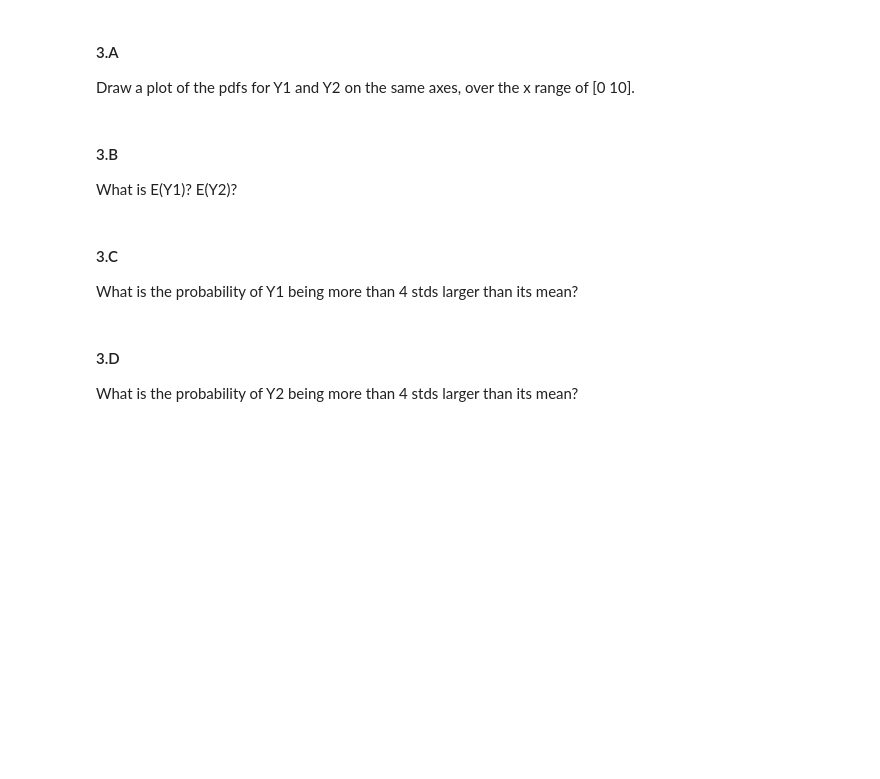
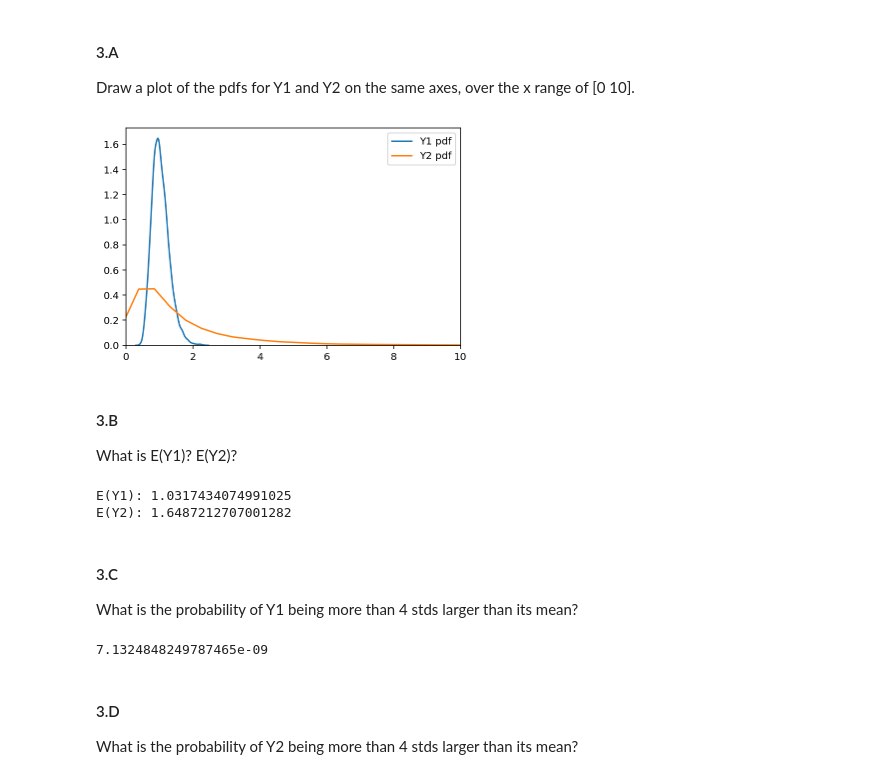
Before and after one commit to ihadanny/stat3620, a Jupyter notebook: HW3_034537969_322156159.ipynb, the cells around one changed output. Cells and saved outputs as stored; diff of their text form; code cells hidden in the pictures; blank space fills up the shorter version.

```diff
--- a/HW3_034537969_322156159.ipynb
+++ b/HW3_034537969_322156159.ipynb
@@ -171,9 +175,31 @@ Draw a plot of the pdfs for Y1 and Y2 on the same axes, over the x range of [0 1
+# %%
+y1 = stats.lognorm(s=0.25)
+y2 = stats.lognorm(s=1)
+y1rvs = y1.rvs(size=10000)
+y2rvs = y2.rvs(size=10000)
+plt.xlim(0,10)
+sns.distplot(y1rvs,bins=200,hist=False,label='Y1 pdf');
+plt.xlim(0,10)
+sns.distplot(y2rvs,bins=200,hist=False,label='Y2 pdf');
+# %% [output]
+[figure, added]
 # %% [markdown]
 #### 3.B
 What is E(Y1)? E(Y2)?
+# %%
+print('E(Y1):',y1.mean())
+print('E(Y2):',y2.mean()) #e^0.5
+# %% [output]
+E(Y1): 1.0317434074991025
+E(Y2): 1.6487212707001282
 # %% [markdown]
 #### 3.C
 What is the probability of Y1 being more than 4 stds larger than its mean?
+# %%
+1-y1.cdf(4*y1.mean())
+#equals to 1-stats.norm(0,0.25).cdf(np.log(4*y1.mean()))
+# %% [output]
+7.1324848249787465e-09
 # %% [markdown]
 #### 3.D
 What is the probability of Y2 being more than 4 stds larger than its mean?
```
Also changed, not shown: parts of 3 cells of this notebook, 1 other file.
